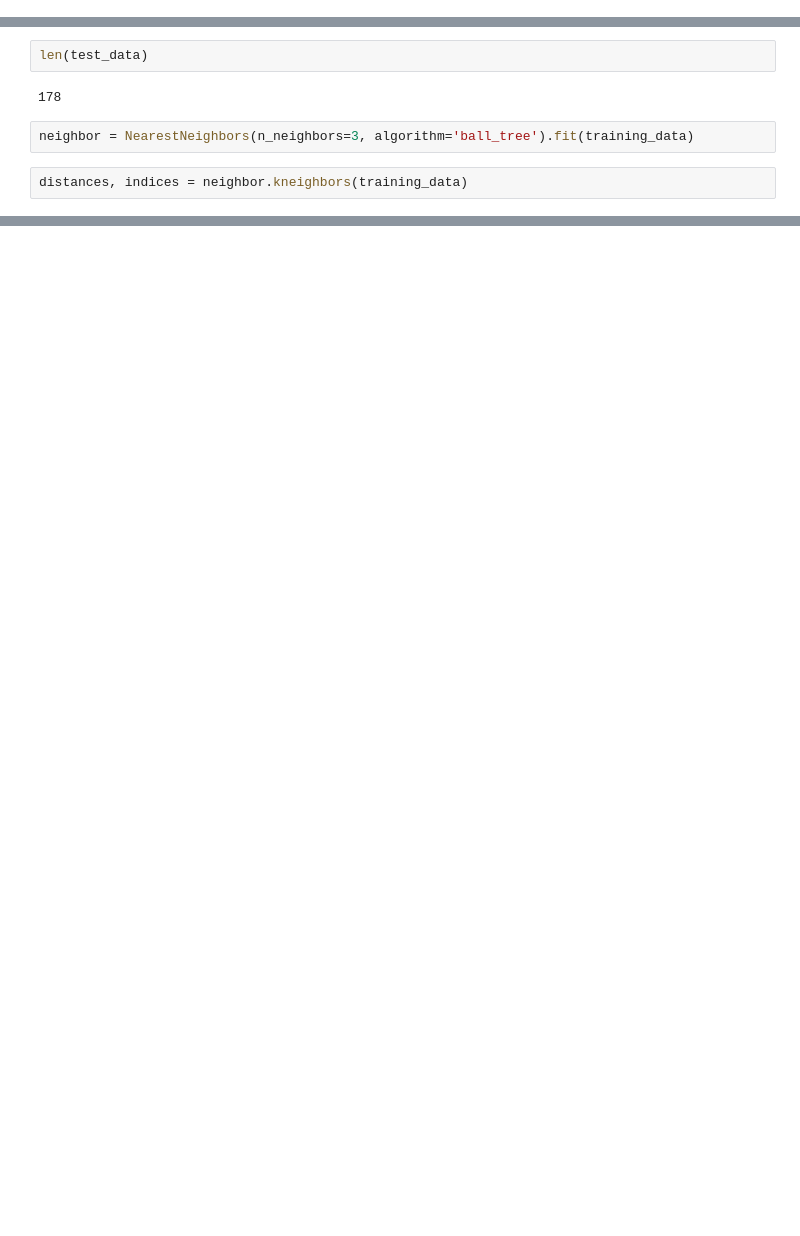
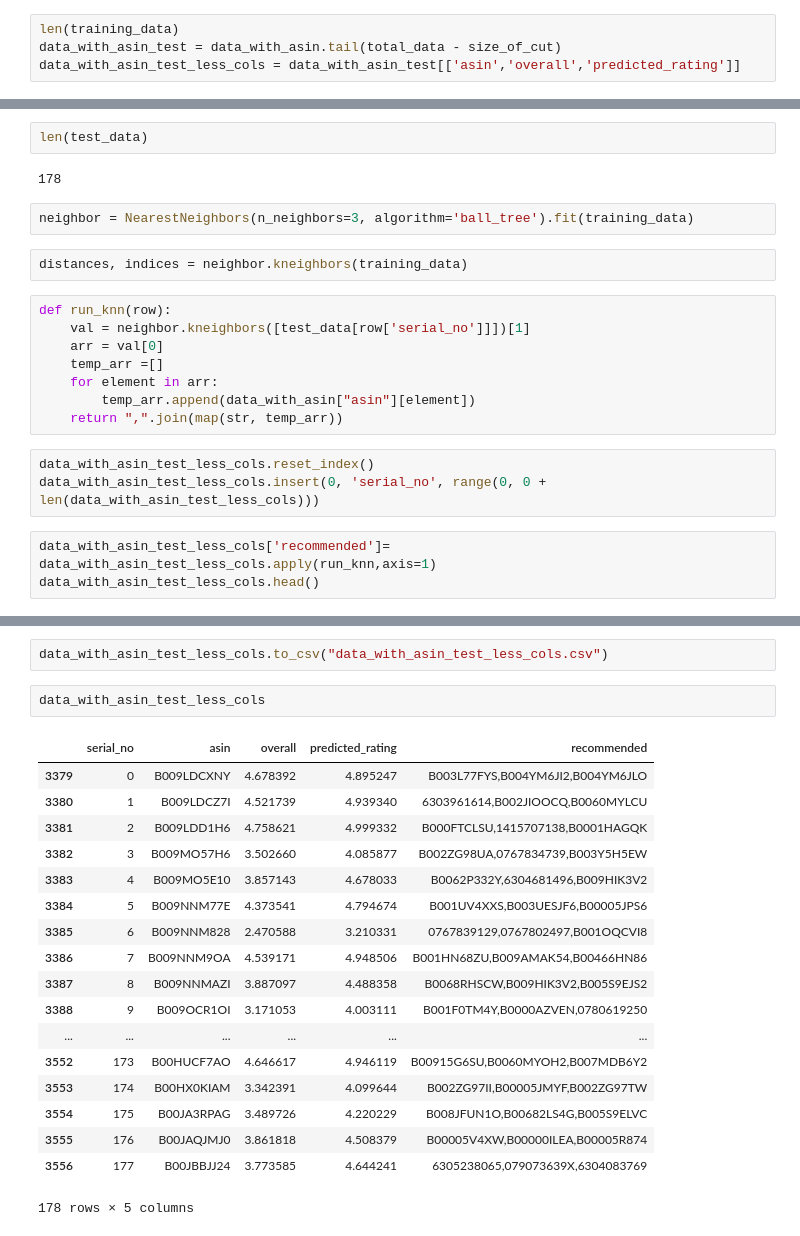
Before and after one commit to Bala000/product-recommend, a Jupyter notebook: knn.ipynb, the cells around one changed output, grey strips where cells are left out. Cells and saved outputs as stored; diff of their text form; blank space fills up the shorter version.

Commit message:
test knn

```diff
--- a/knn.ipynb
+++ b/knn.ipynb
@@ -131,0 +171,4 @@ len(training_data)
+# %%
+len(training_data)
+data_with_asin_test = data_with_asin.tail(total_data - size_of_cut)
+data_with_asin_test_less_cols = data_with_asin_test[['asin','overall','predicted_rating']]
@@ -137,3 +183,17 @@ len(test_data)
 neighbor = NearestNeighbors(n_neighbors=3, algorithm='ball_tree').fit(training_data)
 # %%
 distances, indices = neighbor.kneighbors(training_data)
+# %%
+def run_knn(row):
+    val = neighbor.kneighbors([test_data[row['serial_no']]])[1]
+    arr = val[0]
+    temp_arr =[]
+    for element in arr:
+        temp_arr.append(data_with_asin["asin"][element])
+    return ",".join(map(str, temp_arr))
+# %%
+data_with_asin_test_less_cols.reset_index()
+data_with_asin_test_less_cols.insert(0, 'serial_no', range(0, 0 + len(data_with_asin_test_less_cols)))
+# %%
+data_with_asin_test_less_cols['recommended']= data_with_asin_test_less_cols.apply(run_knn,axis=1)
+data_with_asin_test_less_cols.head()
@@ -139,0 +212,23 @@ distances, indices = neighbor.kneighbors(training_data)
+# %%
+data_with_asin_test_less_cols.to_csv("data_with_asin_test_less_cols.csv")
+# %%
+data_with_asin_test_less_cols
+# %% [output]
+|  | serial_no | asin | overall | predicted_rating | recommended |
+| 3379 | 0 | B009LDCXNY | 4.678392 | 4.895247 | B003L77FYS,B004YM6JI2,B004YM6JLO |
+| 3380 | 1 | B009LDCZ7I | 4.521739 | 4.939340 | 6303961614,B002JIOOCQ,B0060MYLCU |
+| 3381 | 2 | B009LDD1H6 | 4.758621 | 4.999332 | B000FTCLSU,1415707138,B0001HAGQK |
+| 3382 | 3 | B009MO57H6 | 3.502660 | 4.085877 | B002ZG98UA,0767834739,B003Y5H5EW |
+| 3383 | 4 | B009MO5E10 | 3.857143 | 4.678033 | B0062P332Y,6304681496,B009HIK3V2 |
+| 3384 | 5 | B009NNM77E | 4.373541 | 4.794674 | B001UV4XXS,B003UESJF6,B00005JPS6 |
+| 3385 | 6 | B009NNM828 | 2.470588 | 3.210331 | 0767839129,0767802497,B001OQCVI8 |
+| 3386 | 7 | B009NNM9OA | 4.539171 | 4.948506 | B001HN68ZU,B009AMAK54,B00466HN86 |
+| 3387 | 8 | B009NNMAZI | 3.887097 | 4.488358 | B0068RHSCW,B009HIK3V2,B005S9EJS2 |
+| 3388 | 9 | B009OCR1OI | 3.171053 | 4.003111 | B001F0TM4Y,B0000AZVEN,0780619250 |
+| ... | ... | ... | ... | ... | ... |
+| 3552 | 173 | B00HUCF7AO | 4.646617 | 4.946119 | B00915G6SU,B0060MYOH2,B007MDB6Y2 |
+| 3553 | 174 | B00HX0KIAM | 3.342391 | 4.099644 | B002ZG97II,B00005JMYF,B002ZG97TW |
+| 3554 | 175 | B00JA3RPAG | 3.489726 | 4.220229 | B008JFUN1O,B00682LS4G,B005S9ELVC |
+| 3555 | 176 | B00JAQJMJ0 | 3.861818 | 4.508379 | B00005V4XW,B00000ILEA,B00005R874 |
+| 3556 | 177 | B00JBBJJ24 | 3.773585 | 4.644241 | 6305238065,079073639X,6304083769 |
+178 rows × 5 columns
```
Also changed, not shown: parts of 8 cells of this notebook.
